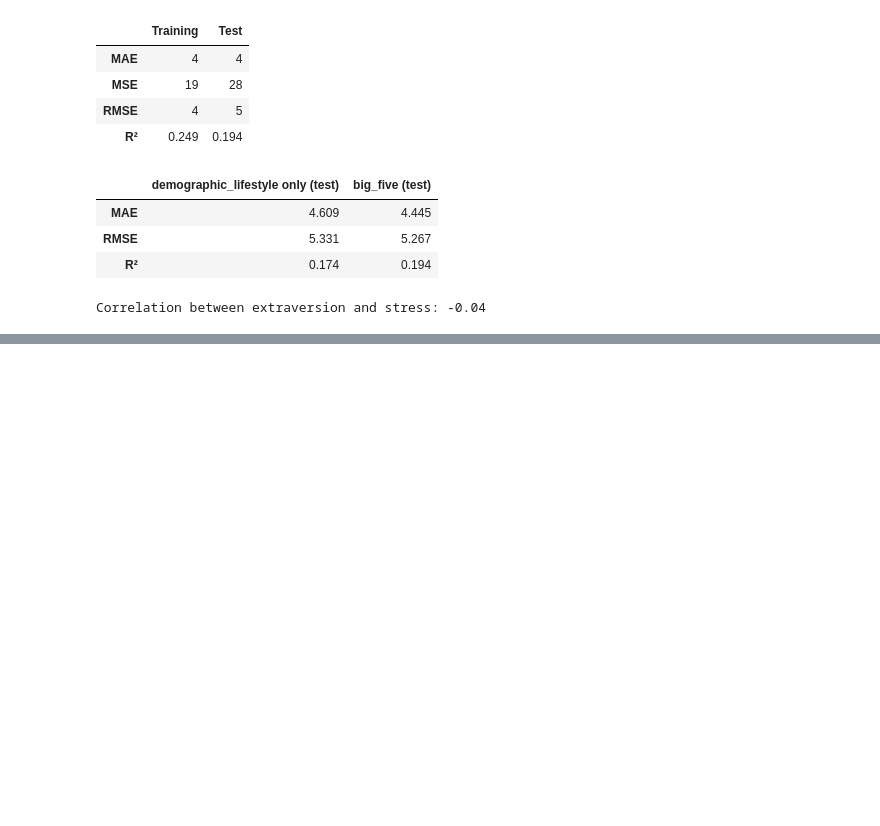
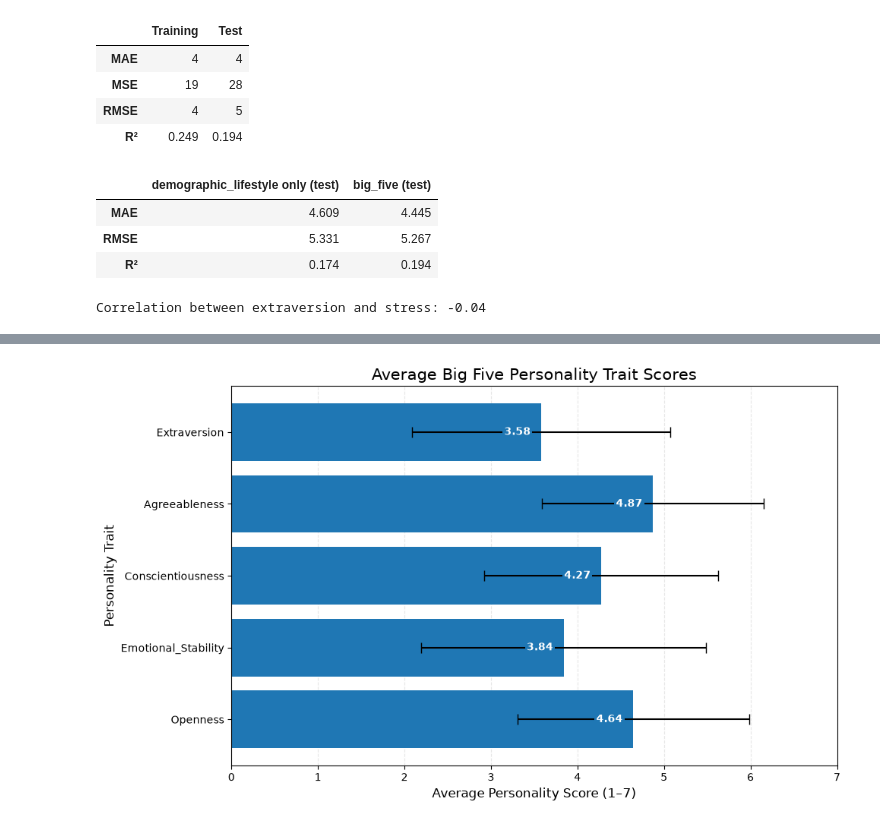
Before and after one commit to Machine-Learning-CSC1169-Group-Project/bangladesh_dataset, a Jupyter notebook: notebooks/data_cleaning.ipynb, the cells around one changed output, grey strips where cells are left out. Saved outputs shown, nothing was run; the diff lists cells and outputs as text; code cells hidden in the pictures; blank space fills up the shorter version.

```diff
--- a/notebooks/data_cleaning.ipynb
+++ b/notebooks/data_cleaning.ipynb
@@ -1582,0 +1660,75 @@ df_tree = df_analysis.copy()
+# %%
+trait_summary = df_analysis[trait_cols].agg(
+    ["mean", "std"]
+).T
+
+trait_order = [
+    "Extraversion",
+    "Agreeableness",
+    "Conscientiousness",
+    "Emotional_Stability",
+    "Openness"
+]
+
+trait_summary = trait_summary.reindex(trait_order)
+
+means = trait_summary["mean"]
+std_devs = trait_summary["std"]
+
+fig, ax = plt.subplots(figsize=(10, 6))
+
+bars = ax.barh(
+    trait_order,
+    means,
+    xerr=std_devs,
+    capsize=5,
+    zorder=2
+)
+
+for bar, mean in zip(bars, means):
+    ax.text(
+        mean - 0.12,
+        bar.get_y() + bar.get_height() / 2,
+        f"{mean:.2f}",
+        va="center",
+        ha="right",
+        fontsize=10,
+        fontweight="bold",
+        color="white",
+        zorder=4,
+        bbox=dict(
+            facecolor=bar.get_facecolor(),
+            edgecolor="none",
+            pad=1.5
+        )
+    )
+
+ax.set_title(
+    "Average Big Five Personality Trait Scores",
+    fontsize=15
+)
+
+ax.set_xlabel("Average Personality Score (1–7)", fontsize=12)
+ax.set_ylabel("Personality Trait", fontsize=12)
+
+ax.set_xlim(0, 7)
+
+ax.invert_yaxis()
+
+ax.set_axisbelow(True)
+ax.grid(axis="x", linestyle="--", alpha=0.3)
+
+plt.tight_layout()
+
+plt.savefig(
+    "big_five_personality_scores.png",
+    dpi=300,
+    bbox_inches="tight"
+)
+
+plt.show()
+
+print("Big Five personality trait summary:")
+print(trait_summary.round(2))
+# %% [output]
+[figure, added]
```
Also changed, not shown: parts of 3 cells of this notebook.
